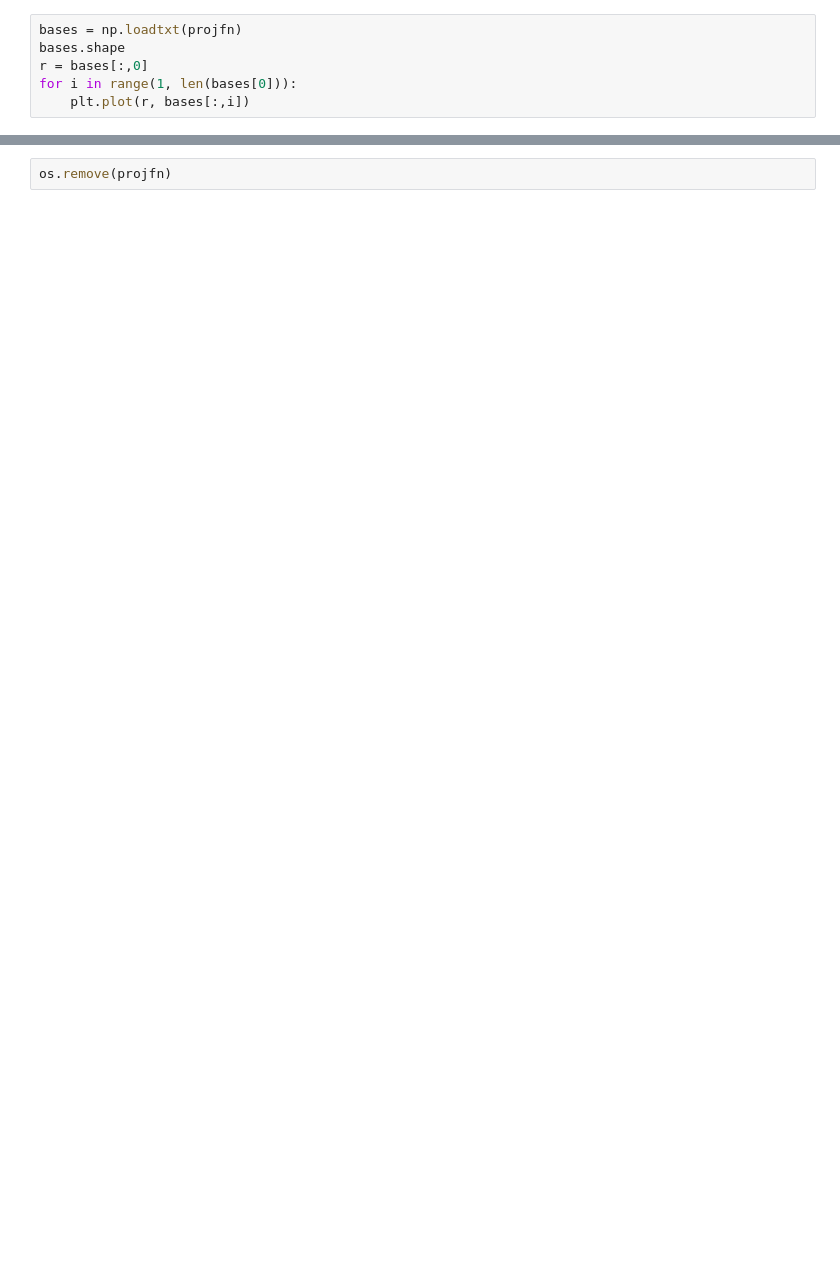
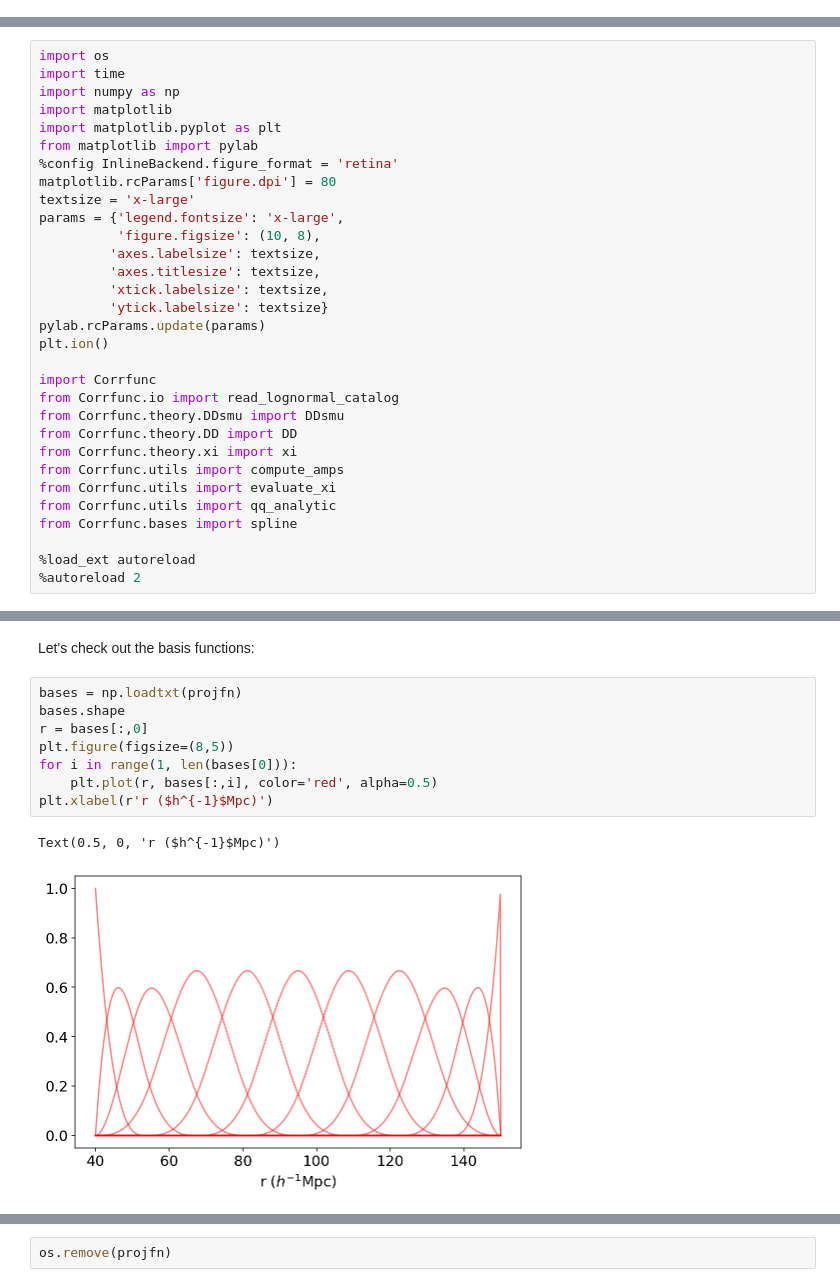
Before and after one commit to kstoreyf/Corrfunc, a Jupyter notebook: example_theory.ipynb, the cells around one changed output, grey strips where cells are left out. Saved outputs shown, nothing was run; the diff lists cells and outputs as text; blank space fills up the shorter version.

```diff
--- a/example_theory.ipynb
+++ b/example_theory.ipynb
@@ -170,6 +0,0 @@ Check out basis functions:
-# %%
-bases = np.loadtxt(projfn)
-bases.shape
-r = bases[:,0]
-for i in range(1, len(bases[0])):
-    plt.plot(r, bases[:,i])
@@ -212,0 +1,31 @@ Clean up basis function file
+# %%
+import os
+import time
+import numpy as np
+import matplotlib
+import matplotlib.pyplot as plt
+from matplotlib import pylab
+%config InlineBackend.figure_format = 'retina'
+matplotlib.rcParams['figure.dpi'] = 80
+textsize = 'x-large'
+params = {'legend.fontsize': 'x-large',
+          'figure.figsize': (10, 8),
+         'axes.labelsize': textsize,
+         'axes.titlesize': textsize,
+         'xtick.labelsize': textsize,
+         'ytick.labelsize': textsize}
+pylab.rcParams.update(params)
+plt.ion()
+
+import Corrfunc
+from Corrfunc.io import read_lognormal_catalog
+from Corrfunc.theory.DDsmu import DDsmu
+from Corrfunc.theory.DD import DD
+from Corrfunc.theory.xi import xi
+from Corrfunc.utils import compute_amps
+from Corrfunc.utils import evaluate_xi
+from Corrfunc.utils import qq_analytic
+from Corrfunc.bases import spline
+
+%load_ext autoreload
+%autoreload 2
@@ -212,0 +223,13 @@ Clean up basis function file
+# %% [markdown]
+Let's check out the basis functions:
+# %%
+bases = np.loadtxt(projfn)
+bases.shape
+r = bases[:,0]
+plt.figure(figsize=(8,5))
+for i in range(1, len(bases[0])):
+    plt.plot(r, bases[:,i], color='red', alpha=0.5)
+plt.xlabel(r'r ($h^{-1}$Mpc)')
+# %% [output]
+Text(0.5, 0, 'r ($h^{-1}$Mpc)')
+[figure, added]
```
Also changed, not shown: parts of 105 cells of this notebook.
